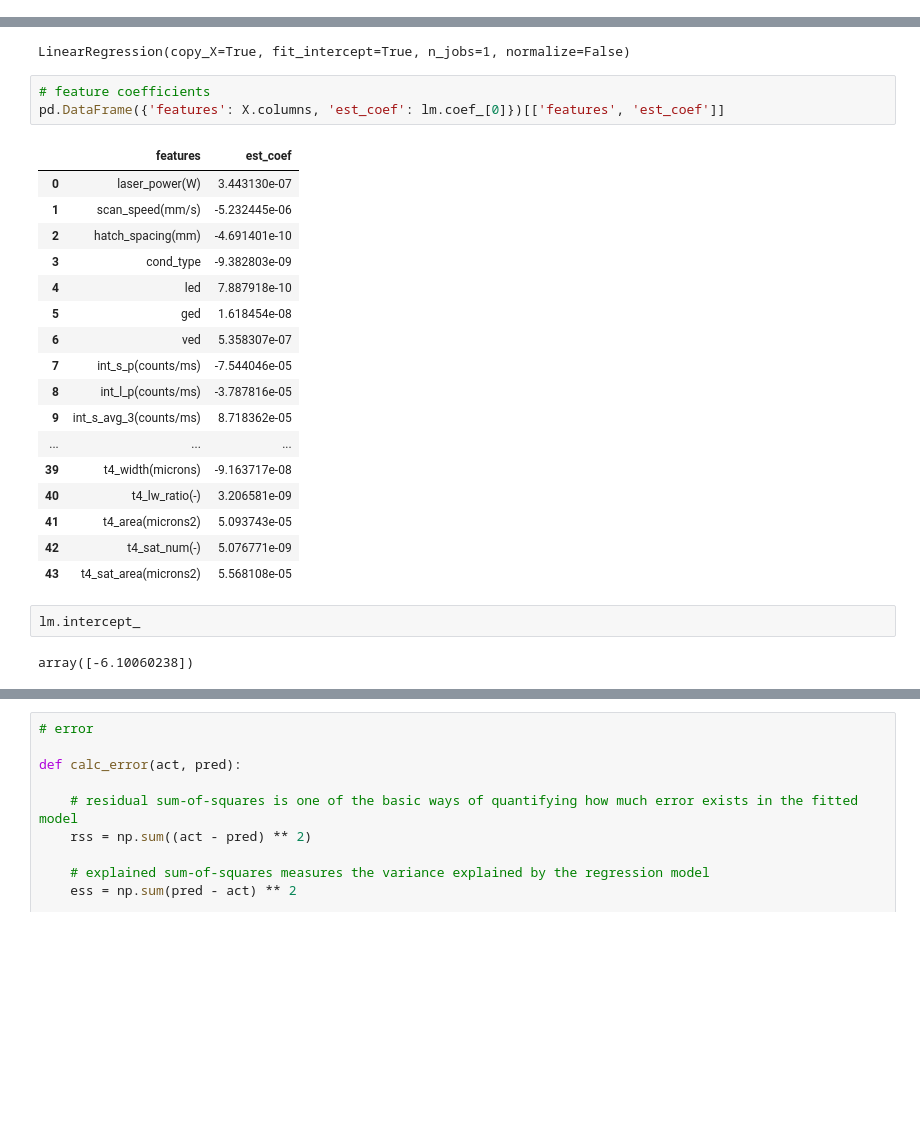
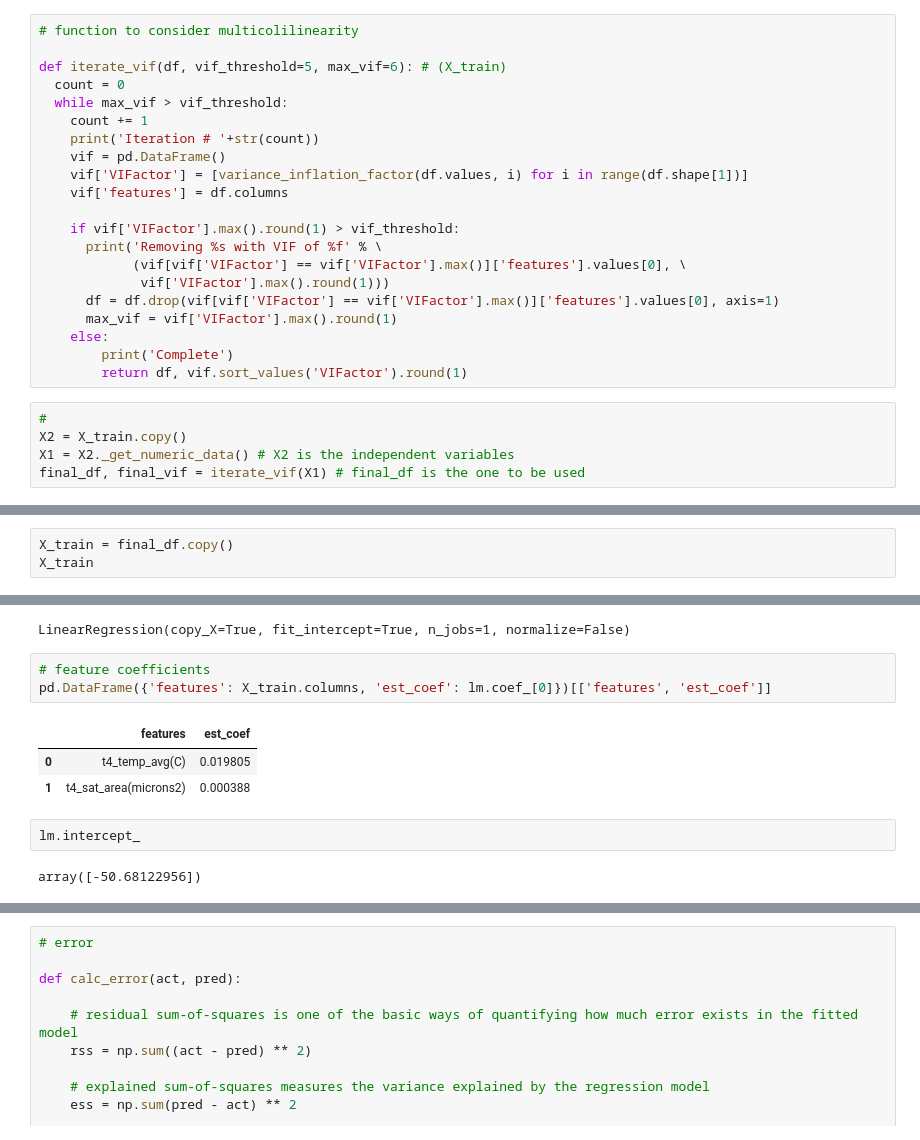
Before and after one commit to milesin3d/IncreaseAMYield, a Jupyter notebook: IncreaseAMYield.ipynb, the cells around one changed output, grey strips where cells are left out. Saved outputs shown, nothing was run; the diff lists cells and outputs as text; blank space fills up the shorter version.

```diff
--- a/IncreaseAMYield.ipynb
+++ b/IncreaseAMYield.ipynb
@@ -2427,3 +2430,29 @@ y = pd.DataFrame(model_df['porosity(%)'])
 
 # split data into train and test
 X_train, X_test, y_train, y_test = train_test_split(X, y, test_size = 0.3, random_state=1)
+# %%
+# function to consider multicolilinearity
+
+def iterate_vif(df, vif_threshold=5, max_vif=6): # (X_train)
+  count = 0
+  while max_vif > vif_threshold:
+    count += 1
+    print('Iteration # '+str(count))
+    vif = pd.DataFrame()
+    vif['VIFactor'] = [variance_inflation_factor(df.values, i) for i in range(df.shape[1])]
+    vif['features'] = df.columns
+
+    if vif['VIFactor'].max().round(1) > vif_threshold:
+      print('Removing %s with VIF of %f' % \
+            (vif[vif['VIFactor'] == vif['VIFactor'].max()]['features'].values[0], \
+             vif['VIFactor'].max().round(1)))
+      df = df.drop(vif[vif['VIFactor'] == vif['VIFactor'].max()]['features'].values[0], axis=1)
+      max_vif = vif['VIFactor'].max().round(1)
+    else:
+        print('Complete')
+        return df, vif.sort_values('VIFactor').round(1)
+# %%
+#
+X2 = X_train.copy()
+X1 = X2._get_numeric_data() # X2 is the independent variables
+final_df, final_vif = iterate_vif(X1) # final_df is the one to be used
@@ -2429,0 +2488,3 @@ X_train, X_test, y_train, y_test = train_test_split(X, y, test_size = 0.3, rando
+# %%
+X_train = final_df.copy()
+X_train
@@ -2442,29 +2522,15 @@ lm.fit(X_train, y_train)
 LinearRegression(copy_X=True, fit_intercept=True, n_jobs=1, normalize=False)
 # %%
 # feature coefficients
-pd.DataFrame({'features': X.columns, 'est_coef': lm.coef_[0]})[['features', 'est_coef']]
+pd.DataFrame({'features': X_train.columns, 'est_coef': lm.coef_[0]})[['features', 'est_coef']]
 # %% [output]
 |  | features | est_coef |
-| 0 | laser_power(W) | 3.443130e-07 |
-| 1 | scan_speed(mm/s) | -5.232445e-06 |
-| 2 | hatch_spacing(mm) | -4.691401e-10 |
-| 3 | cond_type | -9.382803e-09 |
-| 4 | led | 7.887918e-10 |
-| 5 | ged | 1.618454e-08 |
-| 6 | ved | 5.358307e-07 |
-| 7 | int_s_p(counts/ms) | -7.544046e-05 |
-| 8 | int_l_p(counts/ms) | -3.787816e-05 |
-| 9 | int_s_avg_3(counts/ms) | 8.718362e-05 |
-| ... | ... | ... |
-| 39 | t4_width(microns) | -9.163717e-08 |
-| 40 | t4_lw_ratio(-) | 3.206581e-09 |
-| 41 | t4_area(microns2) | 5.093743e-05 |
-| 42 | t4_sat_num(-) | 5.076771e-09 |
-| 43 | t4_sat_area(microns2) | 5.568108e-05 |
+| 0 | t4_temp_avg(C) | 0.019805 |
+| 1 | t4_sat_area(microns2) | 0.000388 |
 # %%
 lm.intercept_
 # %% [output]
-array([-6.10060238])
+array([-50.68122956])
 # %%
 y_pred = lm.predict(X_test)
 # pred vs actual
```
Also changed, not shown: parts of 26 cells of this notebook.
